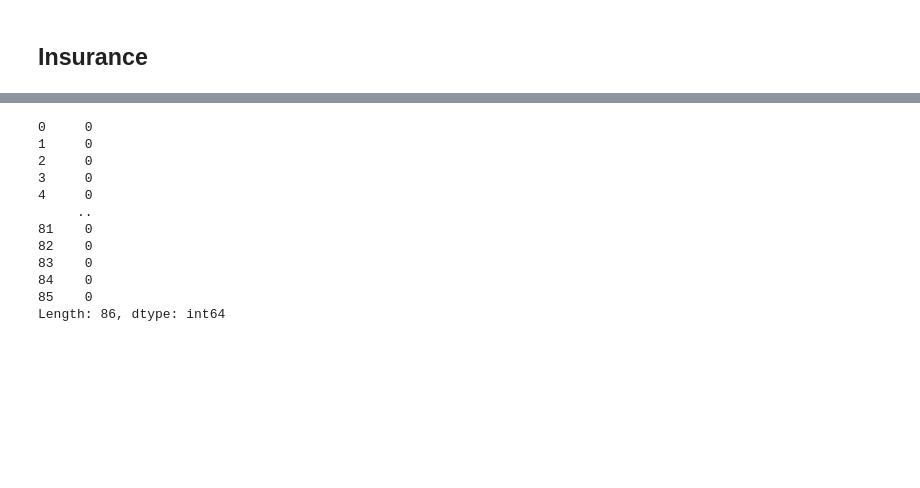
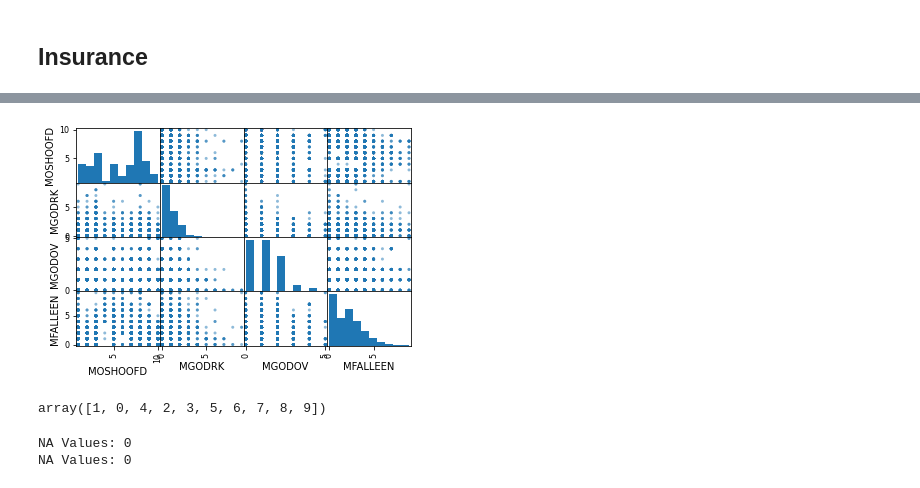
Before and after one commit to lucashoeft/Intelligent-Data-Analysis-Project, a Jupyter notebook: Intelligent-Data-Analysis-Project.ipynb, the cells around one changed output, grey strips where cells are left out. Cells and saved outputs as stored; diff of their text form; code cells hidden in the pictures; blank space fills up the shorter version.

```diff
--- a/Intelligent-Data-Analysis-Project.ipynb
+++ b/Intelligent-Data-Analysis-Project.ipynb
@@ -119,0 +380,12 @@ print(insurance_train.shape)
+# %%
+# For train, test and validation
+insurance_train = pd.read_csv('data/insurance/caravan.train', sep='\t', header=None, encoding='cp1252')
+
+# Data set with missing class labels
+insurance_test = pd.read_csv('data/insurance/caravan.test', sep='\t', header=None, encoding='cp1252')
+
+# Data Dictionary (not direct need to read in to the notebook)
+insurance_info = pd.read_csv('data/insurance/caravan.info', sep='\t', header=None, encoding='cp1252', skiprows=1)
+
+print("caravan.train:", insurance_train.shape)
+print("caravan.test:", insurance_test.shape)
@@ -119,0 +397,19 @@ print(insurance_train.shape)
+# %%
+# Get the column names from insurance_info
+insurance_column_names = insurance_info[:87]
+insurance_column_names
+
+# Split into multiple columns
+insurance_column_names = insurance_column_names[0].str.split(' ', 2, expand=True)
+
+# Set first row as dataframe header
+insurance_column_names.columns = insurance_column_names.iloc[0]
+insurance_column_names = insurance_column_names[1:]
+
+# Decrease nr by 1
+insurance_column_names['Nr'] = insurance_column_names['Nr'].astype('int') - 1
+
+# Rename columns in insurance_test and insurance_train
+for index, contents in insurance_column_names.iterrows():
+    insurance_train.columns = [contents[1] if x==contents[0] else x for x in insurance_train.columns]
+    insurance_test.columns = [contents[1] if x==contents[0] else x for x in insurance_test.columns]
@@ -138,16 +615,15 @@ display(insurance_train.head(5))
-# %%
-insurance_test.isna().sum()
-insurance_train.isna().sum()
-# %% [output]
-0     0
-1     0
-2     0
-3     0
-4     0
-     ..
-81    0
-82    0
-83    0
-84    0
-85    0
-Length: 86, dtype: int64
+# %%
+scatter_matrix = pd.plotting.scatter_matrix(insurance_train[['MOSHOOFD', 'MGODRK', 'MGODOV', 'MFALLEEN']])
+# %% [output]
+[figure, added]
+# %%
+insurance_train.MFALLEEN.unique()
+# %% [output]
+array([1, 0, 4, 2, 3, 5, 6, 7, 8, 9])
+# %%
+# Find NA values
+print("NA Values:", insurance_train.isna().sum().sum())
+print("NA Values:", insurance_test.isna().sum().sum())
+# %% [output]
+NA Values: 0
+NA Values: 0
```
Also changed, not shown: parts of 57 cells of this notebook.
